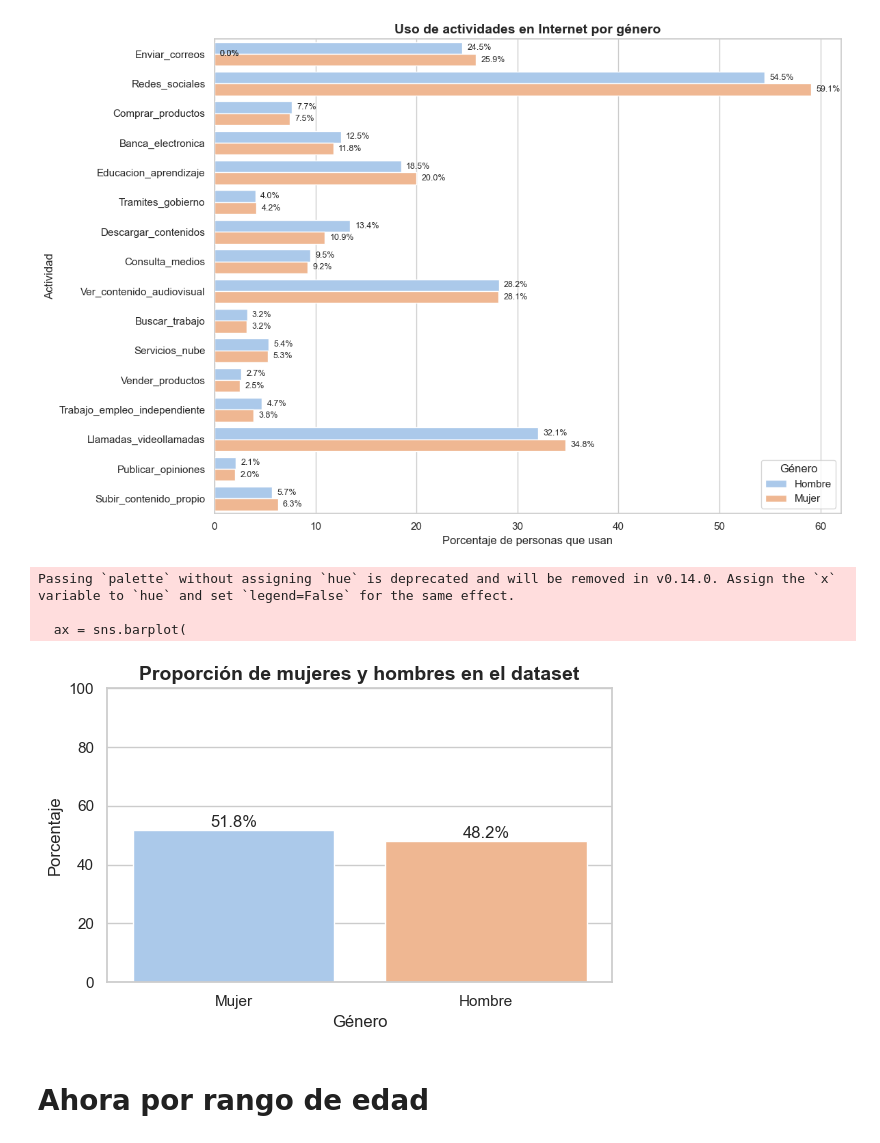
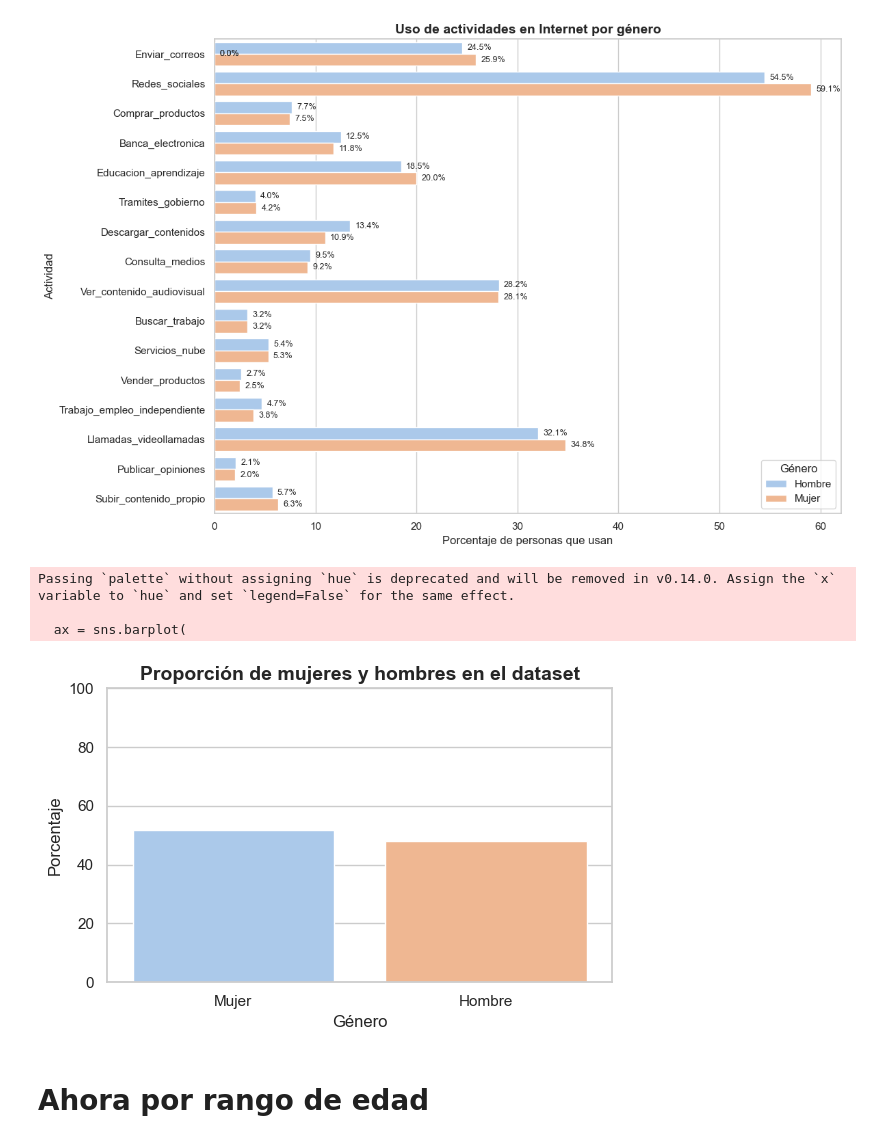
Before and after one commit to Alejagc0217/bc_brechadigitalcolombia, a Jupyter notebook: preguntas_proyecto.ipynb, the cells around one changed output. Drawn from its saved outputs; the diff is of its cells as text; code cells hidden in the pictures.

```diff
--- a/preguntas_proyecto.ipynb
+++ b/preguntas_proyecto.ipynb
@@ -4,7 +4,7 @@
 import pandas as pd
 
 # Definir la ruta base en tu equipo
-ruta_base = r"C:\bc_brechadigitalcolombia\datos"
+ruta_base = r"C:\Users\Asus\Documents\bc_brechadigitalcolombia\datos"
 
 # Cargar cada archivo
 df_p1 = pd.read_csv(ruta_base + r"\P1_caracteristicas_y_composicion_del_hogar.CSV",
@@ -1021,45 +1021,34 @@ import matplotlib.pyplot as plt
 conteo_genero = df_p3["Genero"].value_counts().reset_index()
 conteo_genero.columns = ["Genero", "Cantidad"]
 
 # Calcular porcentaje
 conteo_genero["Porcentaje"] = conteo_genero["Cantidad"] / conteo_genero["Cantidad"].sum() * 100
 
 # Configurar estilo
 sns.set(style="whitegrid")
 
 # Crear gráfico de barras
 plt.figure(figsize=(6,4))
 ax = sns.barplot(
     data=conteo_genero,
     x="Genero",
     y="Porcentaje",
     palette="pastel"
 )
 
-# Añadir etiquetas
-for p in ax.patches:
-    height = p.get_height()
-    ax.text(
-        p.get_x() + p.get_width()/2,
-        height + 1,
-        f"{height:.1f}%",
-        ha="center",
-        fontsize=12
-    )
-
 # Título y etiquetas
 ax.set_title("Proporción de mujeres y hombres en el dataset", fontsize=14, weight="bold")
 ax.set_ylabel("Porcentaje")
 ax.set_xlabel("Género")
 
 plt.ylim(0, 100)
 plt.tight_layout()
 plt.show()
 # %% [output]
 Passing `palette` without assigning `hue` is deprecated and will be removed in v0.14.0. Assign the `x` variable to `hue` and set `legend=False` for the same effect.
 
   ax = sns.barplot(
-[figure, old version]
+[figure, new version]
 # %% [markdown]
 # Ahora por rango de edad
 # %%
```
Also changed, not shown: parts of 3 cells of this notebook.
